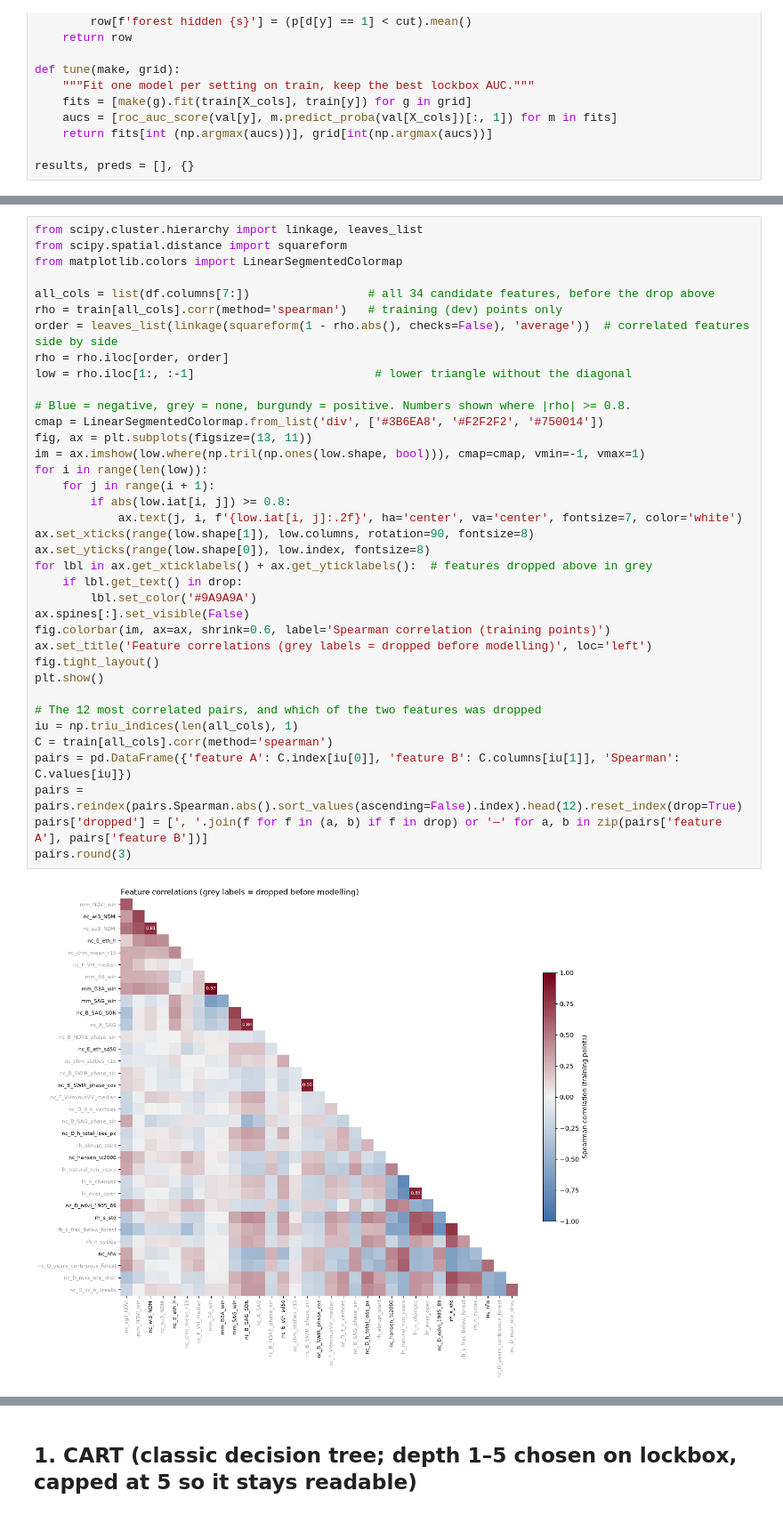
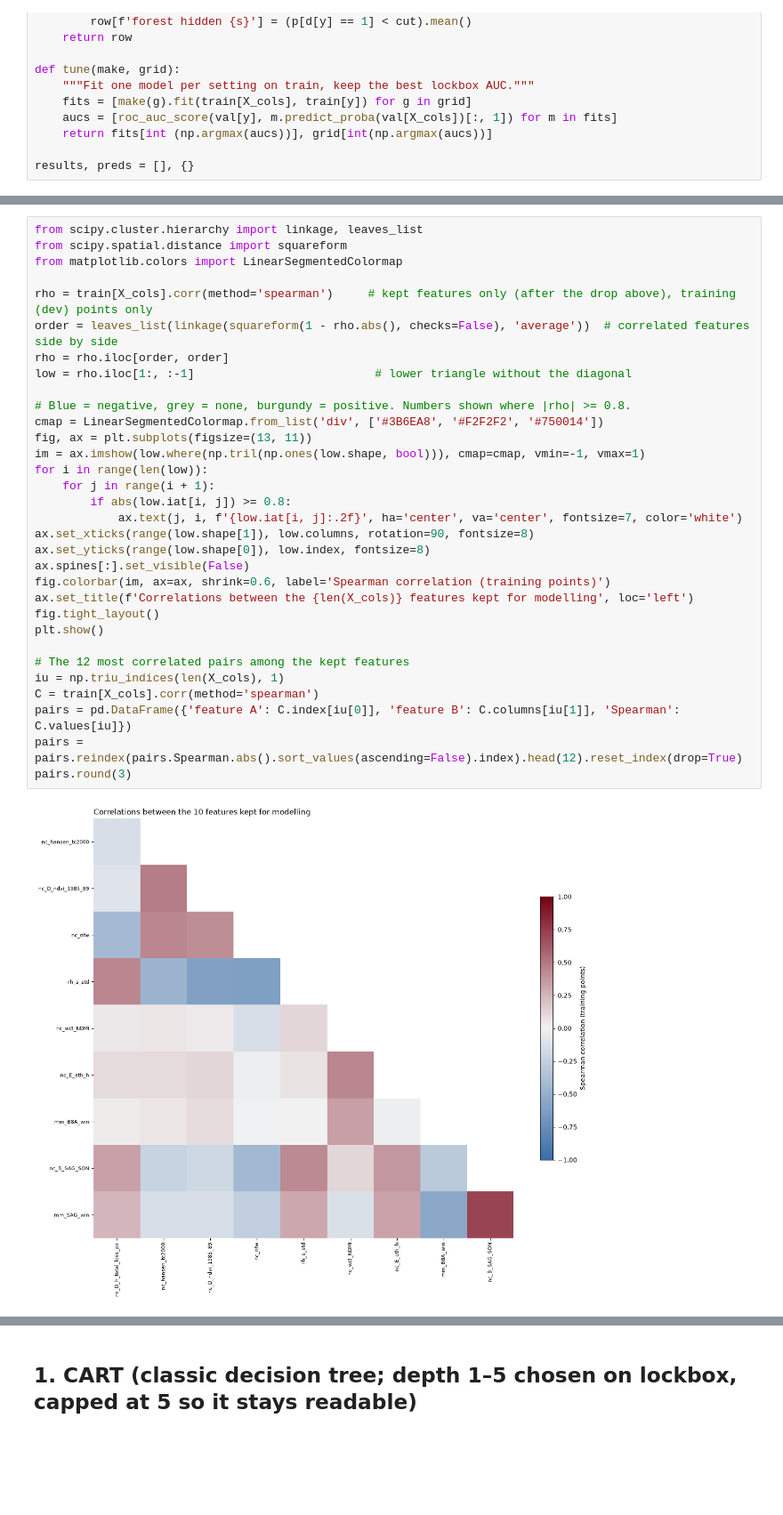
Before and after one commit to clement-docteur/mit_cropin_alab, a Jupyter notebook: models/interpretable_model_V1_less_features.ipynb, the cells around one changed output, grey strips where cells are left out. Shown at 89% size. Cells and saved outputs as stored; diff of their text form; blank space fills up the shorter version.

Commit message:
restricted the correlation matrix

```diff
--- a/models/interpretable_model_V1_less_features.ipynb
+++ b/models/interpretable_model_V1_less_features.ipynb
@@ -63,39 +63,34 @@ Features are ordered so that correlated ones sit next to each other. Numbers are
 # %%
 from scipy.cluster.hierarchy import linkage, leaves_list
 from scipy.spatial.distance import squareform
 from matplotlib.colors import LinearSegmentedColormap
 
-all_cols = list(df.columns[7:])                 # all 34 candidate features, before the drop above
-rho = train[all_cols].corr(method='spearman')   # training (dev) points only
+rho = train[X_cols].corr(method='spearman')     # kept features only (after the drop above), training (dev) points only
 order = leaves_list(linkage(squareform(1 - rho.abs(), checks=False), 'average'))  # correlated features side by side
 rho = rho.iloc[order, order]
 low = rho.iloc[1:, :-1]                          # lower triangle without the diagonal
 
 # Blue = negative, grey = none, burgundy = positive. Numbers shown where |rho| >= 0.8.
 cmap = LinearSegmentedColormap.from_list('div', ['#3B6EA8', '#F2F2F2', '#750014'])
 fig, ax = plt.subplots(figsize=(13, 11))
 im = ax.imshow(low.where(np.tril(np.ones(low.shape, bool))), cmap=cmap, vmin=-1, vmax=1)
 for i in range(len(low)):
     for j in range(i + 1):
         if abs(low.iat[i, j]) >= 0.8:
             ax.text(j, i, f'{low.iat[i, j]:.2f}', ha='center', va='center', fontsize=7, color='white')
 ax.set_xticks(range(low.shape[1]), low.columns, rotation=90, fontsize=8)
 ax.set_yticks(range(low.shape[0]), low.index, fontsize=8)
-for lbl in ax.get_xticklabels() + ax.get_yticklabels():  # features dropped above in grey
-    if lbl.get_text() in drop:
-        lbl.set_color('#9A9A9A')
 ax.spines[:].set_visible(False)
 fig.colorbar(im, ax=ax, shrink=0.6, label='Spearman correlation (training points)')
-ax.set_title('Feature correlations (grey labels = dropped before modelling)', loc='left')
+ax.set_title(f'Correlations between the {len(X_cols)} features kept for modelling', loc='left')
 fig.tight_layout()
 plt.show()
 
-# The 12 most correlated pairs, and which of the two features was dropped
-iu = np.triu_indices(len(all_cols), 1)
-C = train[all_cols].corr(method='spearman')
+# The 12 most correlated pairs among the kept features
+iu = np.triu_indices(len(X_cols), 1)
+C = train[X_cols].corr(method='spearman')
 pairs = pd.DataFrame({'feature A': C.index[iu[0]], 'feature B': C.columns[iu[1]], 'Spearman': C.values[iu]})
 pairs = pairs.reindex(pairs.Spearman.abs().sort_values(ascending=False).index).head(12).reset_index(drop=True)
-pairs['dropped'] = [', '.join(f for f in (a, b) if f in drop) or '—' for a, b in zip(pairs['feature A'], pairs['feature B'])]
 pairs.round(3)
 # %% [output]
-[figure, old version]
+[figure, new version]
```
Also changed, not shown: parts of 9 cells of this notebook, 1 other file.
